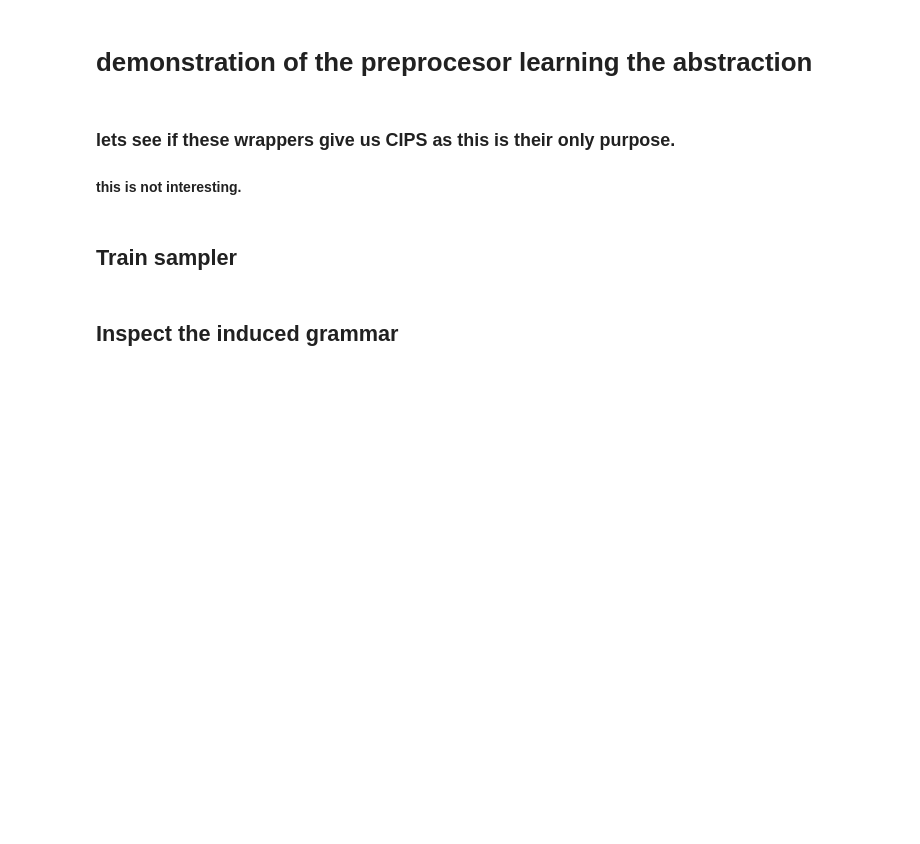
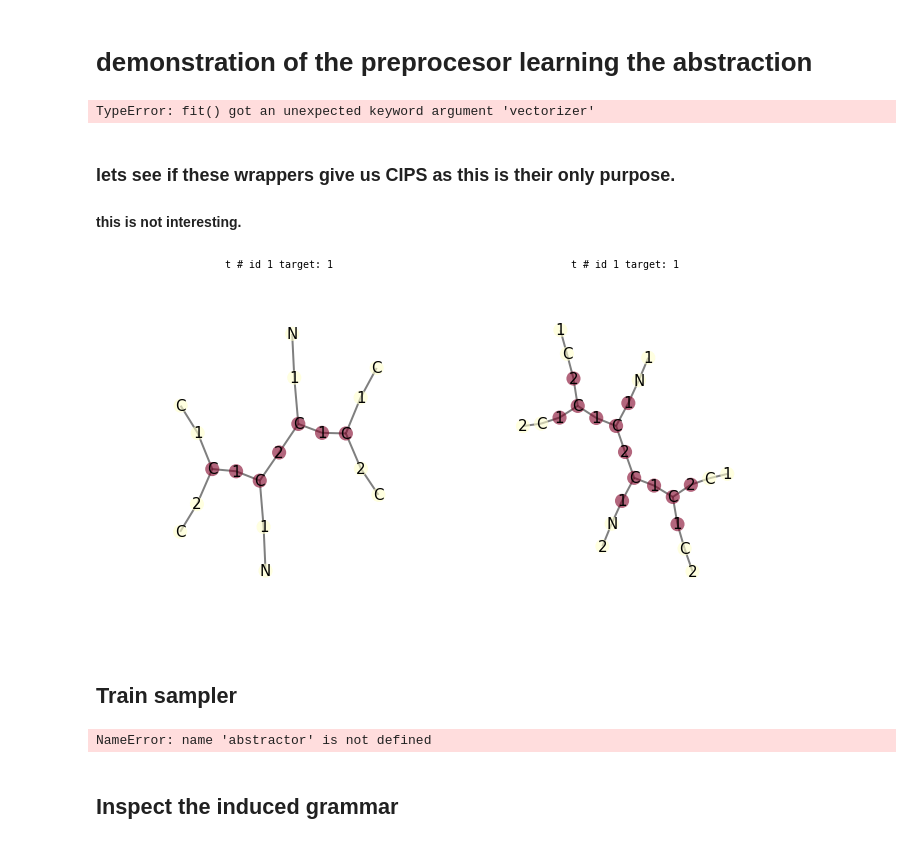
Before and after one commit to fabriziocosta/GraphLearn_examples, a Jupyter notebook: Abstract/auto_learned_mole.ipynb, the cells around one changed output. Saved outputs shown, nothing was run; the diff lists cells and outputs as text; code cells hidden in the pictures; blank space fills up the shorter version.

```diff
--- a/Abstract/auto_learned_mole.ipynb
+++ b/Abstract/auto_learned_mole.ipynb
@@ -24,44 +30,57 @@ def get_graphs(dataset_fname='../toolsdata/bursi.pos.gspan', size=100):
 # %% [markdown]
 # demonstration of the preprocesor learning the abstraction
 # %%
-
 from graphlearn.utils import draw
 import graphlearn.abstract_graphs.minortransform as transform
 import graphlearn.abstract_graphs.minordecompose as decompose
 from eden.graph import Vectorizer
 from sklearn.cluster import MiniBatchKMeans
 from sklearn.cluster import KMeans
+import math
 #preparing
 v=Vectorizer(complexity=3)
-make_decomposer = lambda x,y: decompose.MinorDecomposer(x,y,
-                       include_base=False,
-                       base_thickness_list=[2])
+make_decomposer = decompose.make_decomposergen(include_base=False, base_thickness_list=[2])
 
-pp=transform.GraphTransformerMinorDecomp(core_shape_cluster=KMeans(n_clusters=4),
-                      name_cluster=MiniBatchKMeans(n_clusters=6),
-                      save_graphclusters=True)
+# nodes in all graphs get scored.
+# the default functionality is to take all scores and cluster them
+# such that nodes that get assigned the same cluster can be contracted in a minor graph.
+# ShapeCluster is going the lazy route and uses the score of the node directly for the clusterid
+class ShapeCluster:
+    def fit(self,li):
+        pass
+    def predict(self,i):
+        return [math.ceil(i)]
+
+pp=transform.GraphMinorTransformer(#core_shape_cluster =KMeans(n_clusters=4),
+                                   core_shape_cluster =ShapeCluster(),
+                                   name_cluster       =MiniBatchKMeans(n_clusters=6),
+                                   save_graphclusters =True,
+                                   shape_score_threshold=2.5,
+                                   shape_min_size=2)
 pp.set_param(v)
 
 # the magic happens here
-decomposers=[make_decomposer(v,x) for x in pp.fit_transform(get_graphs(size=100))]
+decomposers=[make_decomposer(v,x) for x in pp.fit_transform(get_graphs(size=200))]
 
 # lets look at some clusters
-for cluster_id in pp.graphclusters:
-    print('cluster id: %d  num: %d' % (cluster_id, len(pp.graphclusters[cluster_id])))
-    if cluster_id != -1:
-        draw.graphlearn(pp.graphclusters[cluster_id][:7], n_graphs_per_line=7,
-                        size=6, vertex_color='_label_', prog='neato', colormap='Set3',
-                        contract=False,edge_label='label')
+if False:
+    for cluster_id in pp.graphclusters:
+        print('cluster id: %d  num: %d' % (cluster_id, len(pp.graphclusters[cluster_id])))
+        if cluster_id != -1:
+            draw.graphlearn(pp.graphclusters[cluster_id][:7], n_graphs_per_line=7,
+                            size=6, vertex_color='_label_', prog='neato', colormap='Set3',
+                            contract=False,edge_label='label')
 
 
 #lets draw what we did there
 for i in range(3):
-    draw.graphlearn([decomposers[i+5].pre_vectorizer_graph(),decomposers[i+5].base_graph(),decomposers[i+5].abstract_graph()],
+    draw.graphlearn([decomposers[i+5].pre_vectorizer_graph(nested=True),decomposers[i+5].base_graph(),decomposers[i+5].abstract_graph()],
                     size=10,
                     contract=True,
                     abstract_color='red',
-                    vertex_label='label'
-                   )
+                    vertex_label='label',nesting_edge_alpha=0.7)
+# %% [output]
+TypeError: fit() got an unexpected keyword argument 'vectorizer'
 # %% [markdown]
 ### lets see if these wrappers give us CIPS as this is their only purpose.
 
@@ -69,30 +88,35 @@ for i in range(3):
 # %%
 #parameters
 radius_list=[0,2]
 thickness_list=[2,4]
 base_thickness_list=[2]
 #extract
 cips=decomposers[0].all_core_interface_pairs(thickness_list=[2],radius_list=[0,1],hash_bitmask=2**20-1)
 #draw
-draw.graphlearn(cips[0][0].graph, contract=False)
-draw.graphlearn(cips[0][1].graph, contract=False)
+draw.graphlearn([cips[0][0].graph,cips[0][1].graph], contract=False)
+# %% [output]
+[figure, added]
 # %% [markdown]
 ## Train sampler
 # %%
 %%time
 
 from graphlearn.graphlearn import Sampler as graphlearn_sampler
-graphs = get_graphs(size=200)
+graphs = get_graphs(size=1000)
 sampler=graphlearn_sampler(radius_list=[0,1],
             thickness_list=[1],
             min_cip_count=2,
             min_interface_count=2,
-            decomposer=make_decomposer,
-            graphtransformer=transform.GraphTransformerMinorDecomp(core_shape_cluster=KMeans(n_clusters=4),
-                                            name_cluster=MiniBatchKMeans(n_clusters=5),))
+            decomposergen=make_decomposer,
+            graphtransformer=transform.GraphMinorTransformer(
+                                   core_shape_cluster =ShapeCluster(),
+                                   name_cluster       =MiniBatchKMeans(n_clusters=6),
+                                   save_graphclusters =True)
 
-sampler.fit(graphs,grammar_n_jobs=1)
+sampler.fit(graphs,grammar_n_jobs=NJOBS)
 print 'done'
+# %% [output]
+NameError: name 'abstractor' is not defined
 # %% [markdown]
 ## Inspect the induced grammar
 # %%
```
Also changed, not shown: parts of 2 cells of this notebook, 7 other files.
